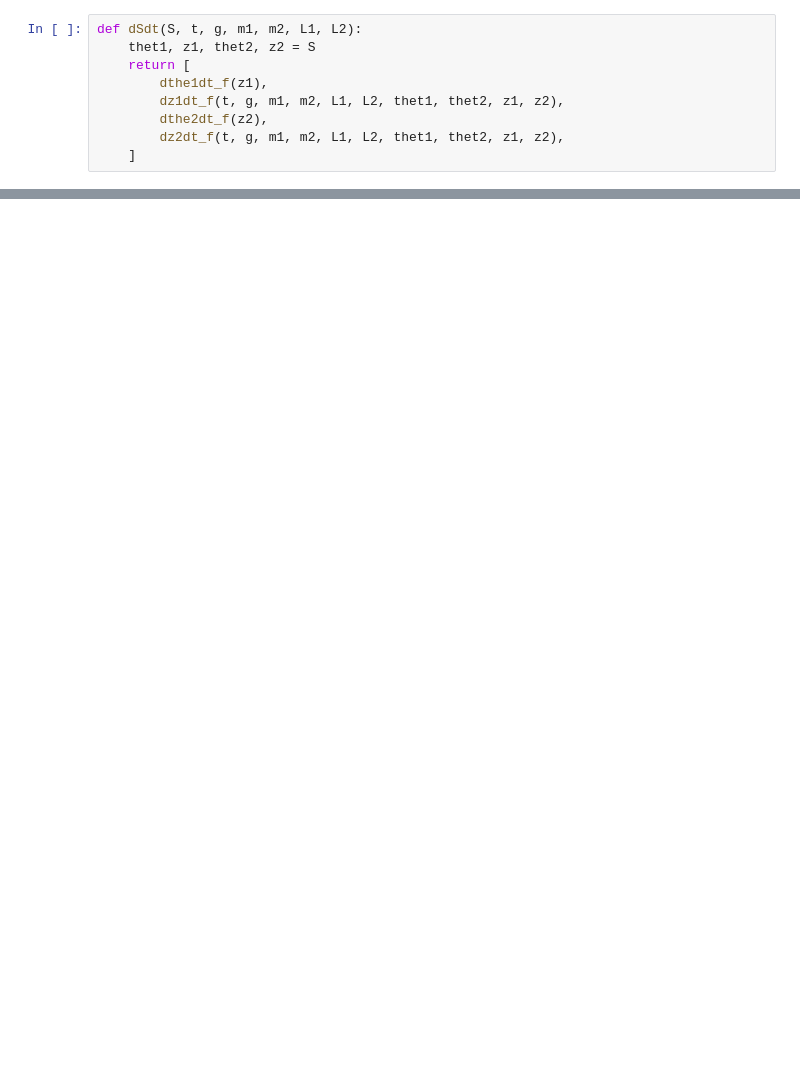
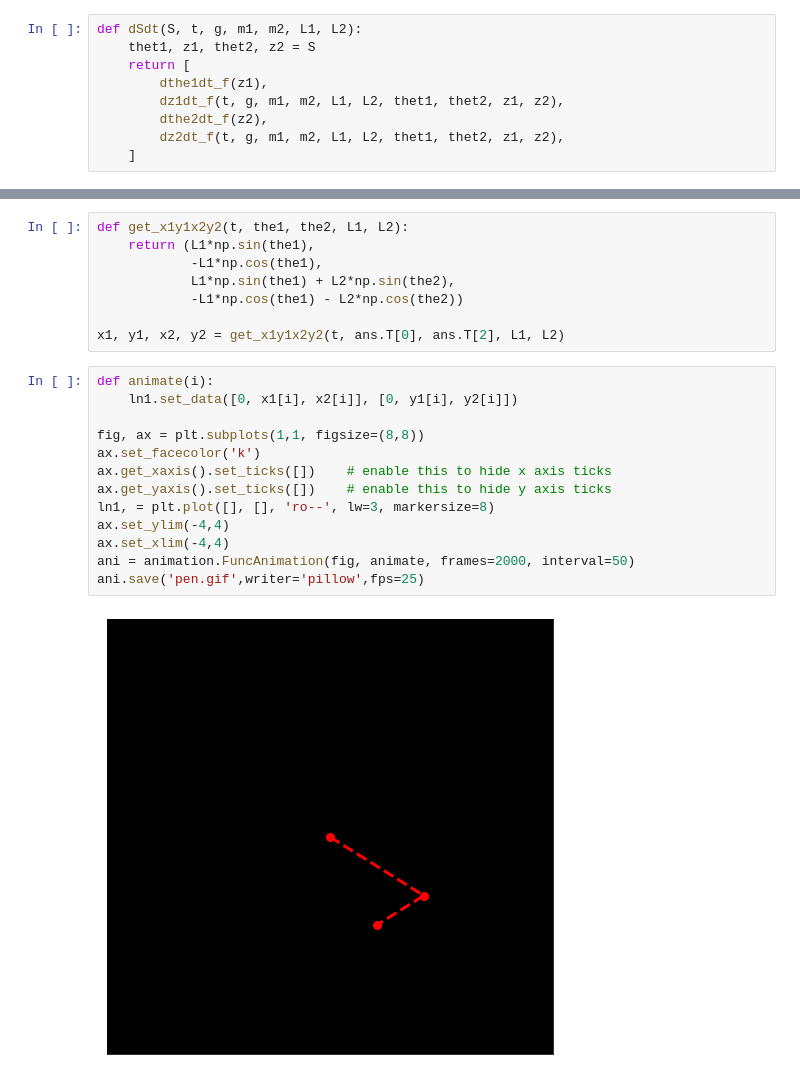
Before and after one commit to rfmergarejo/Physics, a Jupyter notebook: double_pendulum.ipynb, the cells around one changed output, grey strips where cells are left out. Cells and saved outputs as stored; diff of their text form; blank space fills up the shorter version.

```diff
--- a/double_pendulum.ipynb
+++ b/double_pendulum.ipynb
@@ -116,0 +122,23 @@ NameError: ignored
+# %%
+def get_x1y1x2y2(t, the1, the2, L1, L2):
+    return (L1*np.sin(the1),
+            -L1*np.cos(the1),
+            L1*np.sin(the1) + L2*np.sin(the2),
+            -L1*np.cos(the1) - L2*np.cos(the2))
+
+x1, y1, x2, y2 = get_x1y1x2y2(t, ans.T[0], ans.T[2], L1, L2)
+# %%
+def animate(i):
+    ln1.set_data([0, x1[i], x2[i]], [0, y1[i], y2[i]])
+
+fig, ax = plt.subplots(1,1, figsize=(8,8))
+ax.set_facecolor('k')
+ax.get_xaxis().set_ticks([])    # enable this to hide x axis ticks
+ax.get_yaxis().set_ticks([])    # enable this to hide y axis ticks
+ln1, = plt.plot([], [], 'ro--', lw=3, markersize=8)
+ax.set_ylim(-4,4)
+ax.set_xlim(-4,4)
+ani = animation.FuncAnimation(fig, animate, frames=2000, interval=50)
+ani.save('pen.gif',writer='pillow',fps=25)
+# %% [output]
+[figure, added]
```
Also changed, not shown: parts of 3 cells of this notebook.
